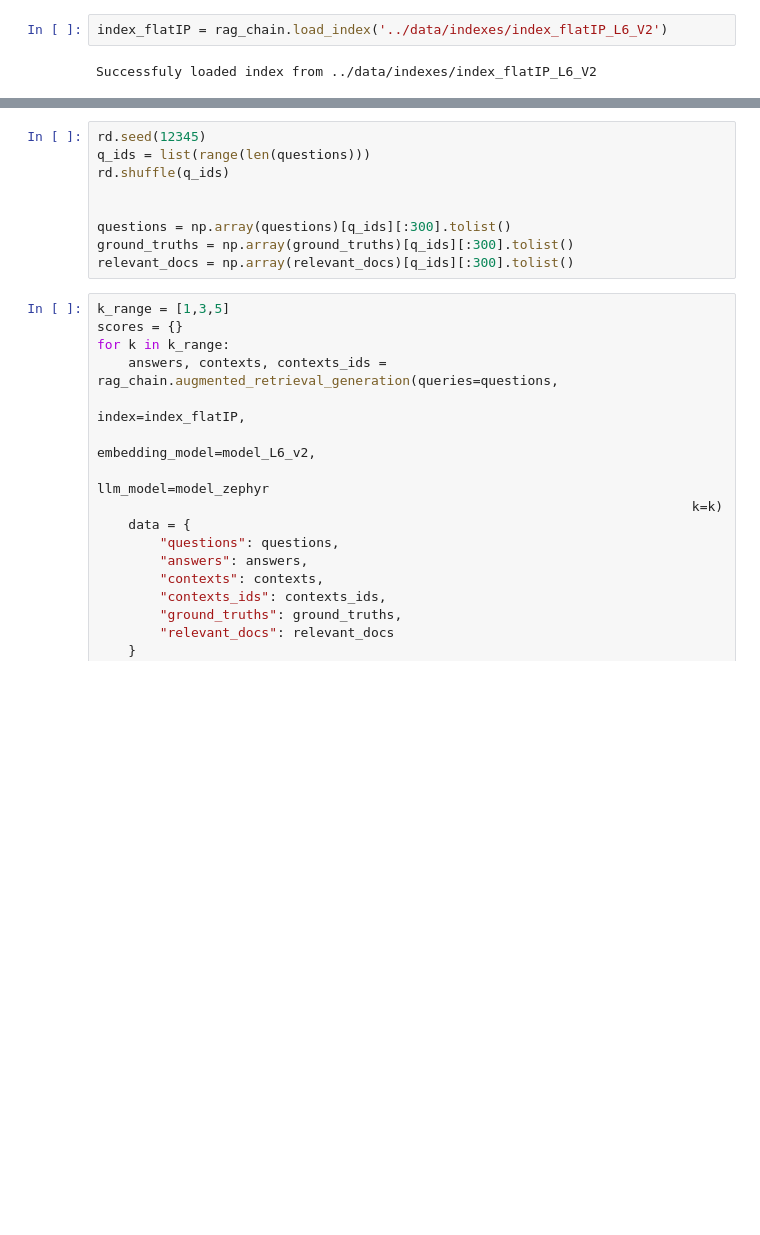
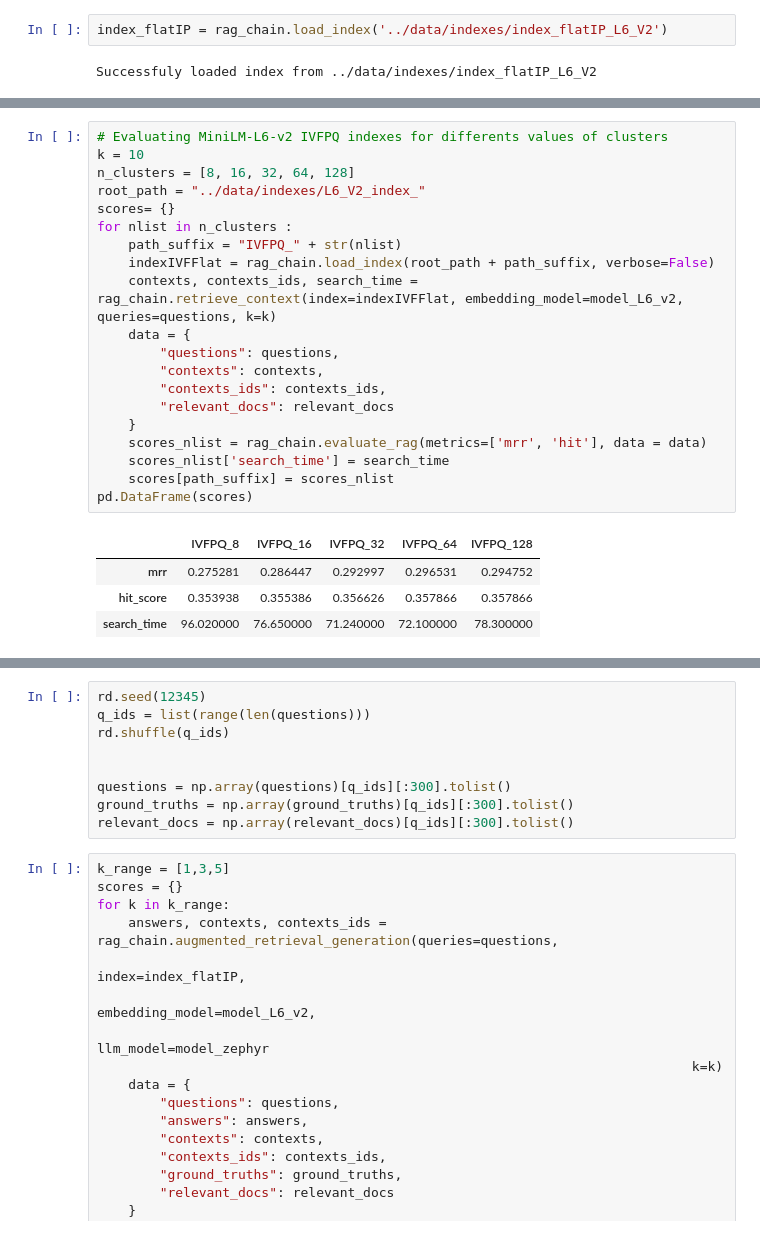
Before and after one commit to jeremdesno/RAG_chatbot, a Jupyter notebook: scripts/rag_evaluation.ipynb, the cells around one changed output, grey strips where cells are left out. Saved outputs shown, nothing was run; the diff lists cells and outputs as text; blank space fills up the shorter version.

```diff
--- a/scripts/rag_evaluation.ipynb
+++ b/scripts/rag_evaluation.ipynb
@@ -297,0 +393,25 @@ pd.DataFrame(scores)
+# %%
+# Evaluating MiniLM-L6-v2 IVFPQ indexes for differents values of clusters
+k = 10
+n_clusters = [8, 16, 32, 64, 128]
+root_path = "../data/indexes/L6_V2_index_"
+scores= {}
+for nlist in n_clusters :
+    path_suffix = "IVFPQ_" + str(nlist)
+    indexIVFFlat = rag_chain.load_index(root_path + path_suffix, verbose=False)
+    contexts, contexts_ids, search_time = rag_chain.retrieve_context(index=indexIVFFlat, embedding_model=model_L6_v2, queries=questions, k=k)
+    data = {
+        "questions": questions,
+        "contexts": contexts,
+        "contexts_ids": contexts_ids,
+        "relevant_docs": relevant_docs
+    }
+    scores_nlist = rag_chain.evaluate_rag(metrics=['mrr', 'hit'], data = data)
+    scores_nlist['search_time'] = search_time
+    scores[path_suffix] = scores_nlist
+pd.DataFrame(scores)
+# %% [output]
+|  | IVFPQ_8 | IVFPQ_16 | IVFPQ_32 | IVFPQ_64 | IVFPQ_128 |
+| mrr | 0.275281 | 0.286447 | 0.292997 | 0.296531 | 0.294752 |
+| hit_score | 0.353938 | 0.355386 | 0.356626 | 0.357866 | 0.357866 |
+| search_time | 96.020000 | 76.650000 | 71.240000 | 72.100000 | 78.300000 |
```
Also changed, not shown: parts of 13 cells of this notebook.
